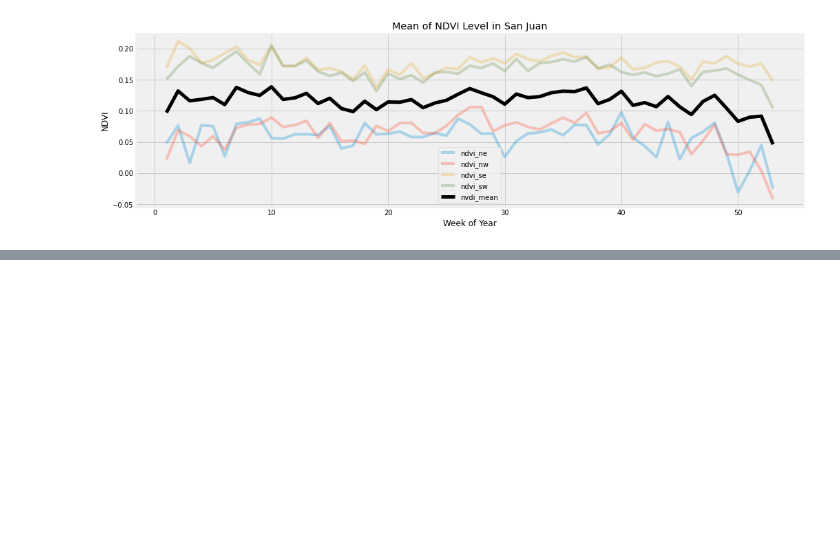
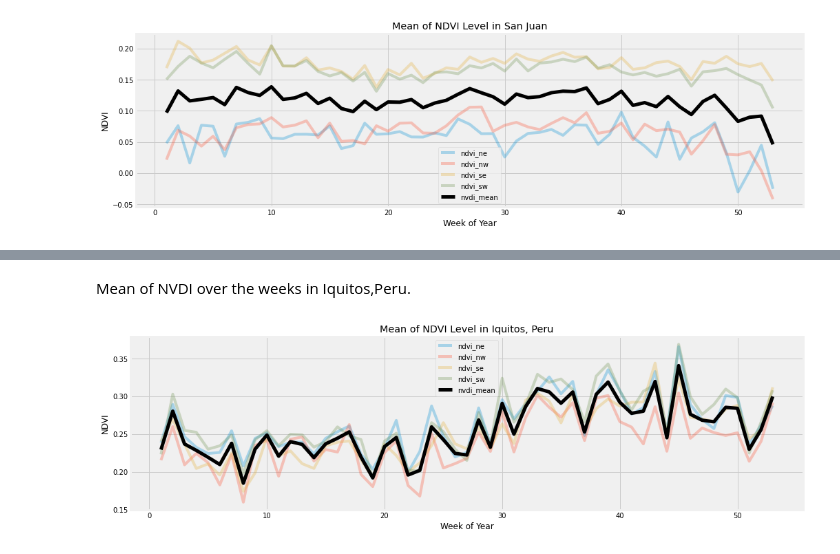
Before and after one commit to Mjcherono/Predicting-Disease-Spread, a Jupyter notebook: dengue.ipynb, the cells around one changed output, grey strips where cells are left out. Drawn from its saved outputs; the diff is of its cells as text; code cells hidden in the pictures; blank space fills up the shorter version.

```diff
--- a/dengue.ipynb
+++ b/dengue.ipynb
@@ -587,0 +609,17 @@ plt.tight_layout(pad=3)
+# %% [markdown]
+Mean of NVDI over the weeks in Iquitos,Peru.
+# %%
+# plot week by week average vegetation for San Juan
+fig, ax = plt.subplots(2, 1, figsize=(15, 5))
+
+plt.subplot()
+for name in iq_new.columns[4:8]:
+  iq_new.groupby('weekofyear')[name].mean().plot(alpha = .3)
+iq_new.groupby('weekofyear')['nvdi_mean'].mean().plot(alpha = 1, c = 'k', linewidth = 5)
+plt.title('Mean of NDVI Level in Iquitos, Peru')
+plt.xlabel('Week of Year')
+plt.ylabel('NDVI')
+plt.legend(loc = 'best')
+plt.tight_layout(pad=3)
+# %% [output]
+[figure, added]
```
Also changed, not shown: parts of 7 cells of this notebook.
